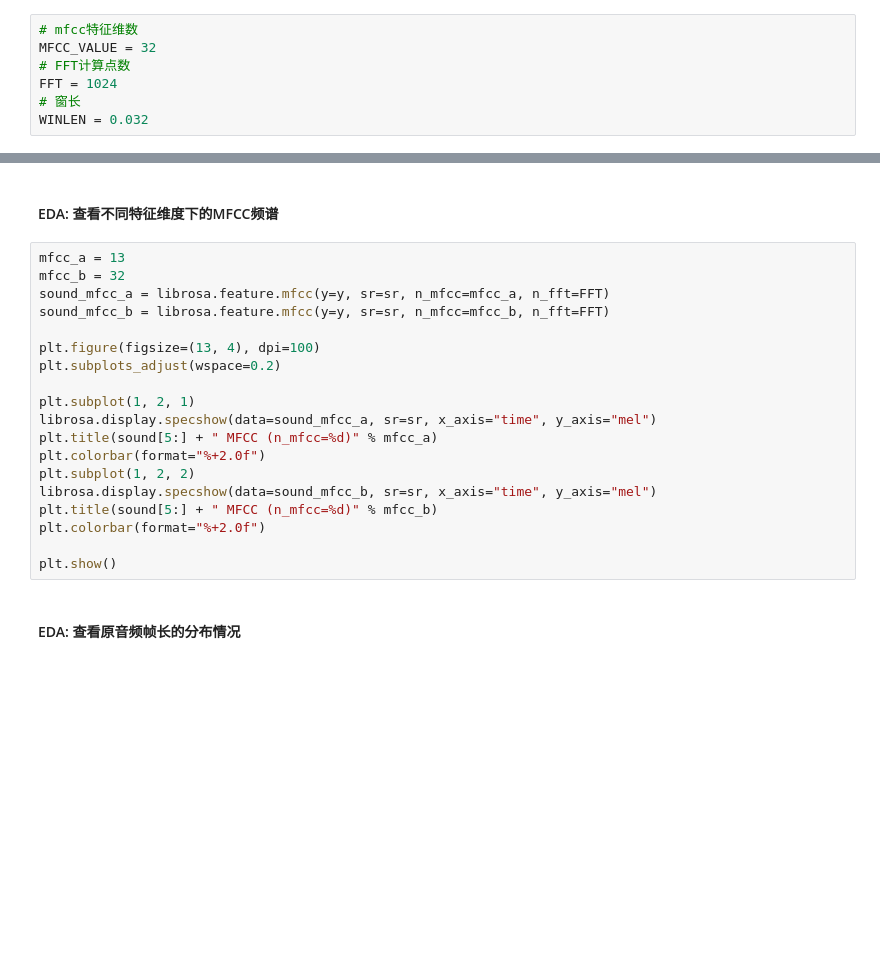
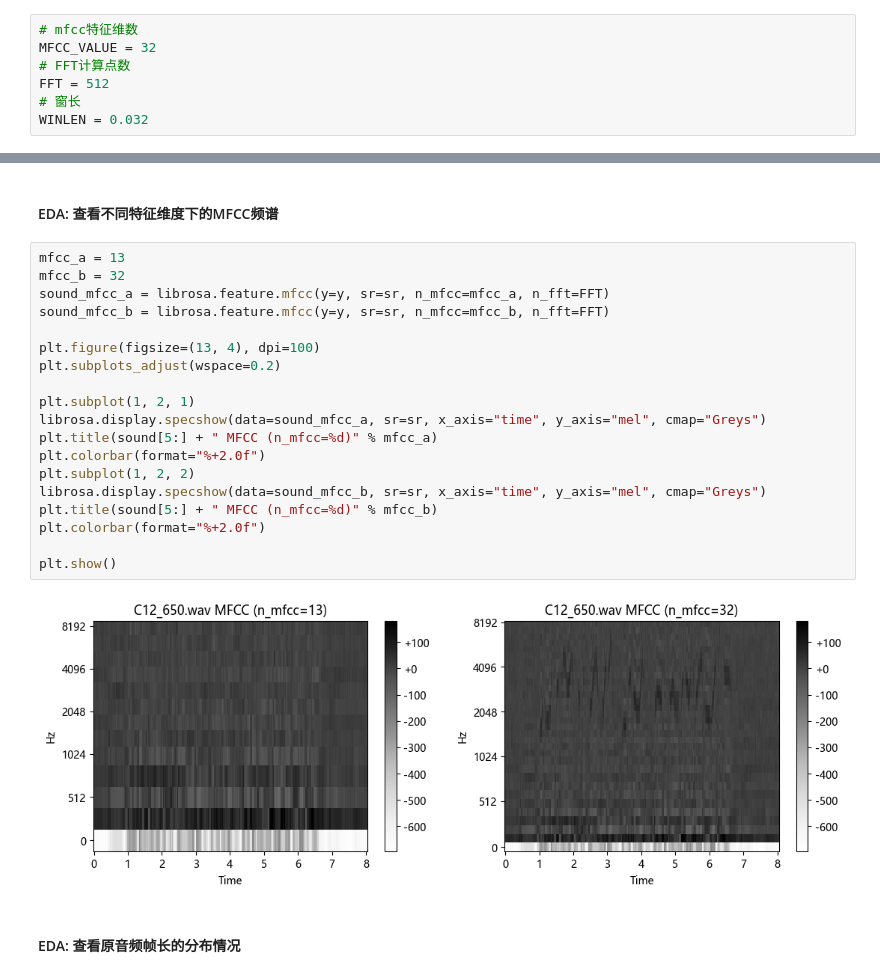
Before and after one commit to SzLeaves/asr-model-ctc, a Jupyter notebook: 1.data_handle.ipynb, the cells around one changed output, grey strips where cells are left out. Drawn from its saved outputs; the diff is of its cells as text; blank space fills up the shorter version.

```diff
--- a/1.data_handle.ipynb
+++ b/1.data_handle.ipynb
@@ -144,7 +156,7 @@ def load_dataset_mfcc(
 # mfcc特征维数
 MFCC_VALUE = 32
 # FFT计算点数
-FFT = 1024
+FFT = 512
 # 窗长
 WINLEN = 0.032
 # %%
@@ -238,22 +275,24 @@ plt.show()
 # %%
 mfcc_a = 13
 mfcc_b = 32
 sound_mfcc_a = librosa.feature.mfcc(y=y, sr=sr, n_mfcc=mfcc_a, n_fft=FFT)
 sound_mfcc_b = librosa.feature.mfcc(y=y, sr=sr, n_mfcc=mfcc_b, n_fft=FFT)
 
 plt.figure(figsize=(13, 4), dpi=100)
 plt.subplots_adjust(wspace=0.2)
 
 plt.subplot(1, 2, 1)
-librosa.display.specshow(data=sound_mfcc_a, sr=sr, x_axis="time", y_axis="mel")
+librosa.display.specshow(data=sound_mfcc_a, sr=sr, x_axis="time", y_axis="mel", cmap="Greys")
 plt.title(sound[5:] + " MFCC (n_mfcc=%d)" % mfcc_a)
 plt.colorbar(format="%+2.0f")
 plt.subplot(1, 2, 2)
-librosa.display.specshow(data=sound_mfcc_b, sr=sr, x_axis="time", y_axis="mel")
+librosa.display.specshow(data=sound_mfcc_b, sr=sr, x_axis="time", y_axis="mel", cmap="Greys")
 plt.title(sound[5:] + " MFCC (n_mfcc=%d)" % mfcc_b)
 plt.colorbar(format="%+2.0f")
 
 plt.show()
+# %% [output]
+[figure, added]
 # %% [markdown]
 #### EDA: 查看原音频帧长的分布情况
 # %%
```
Also changed, not shown: parts of 12 cells of this notebook, 3 other files.
